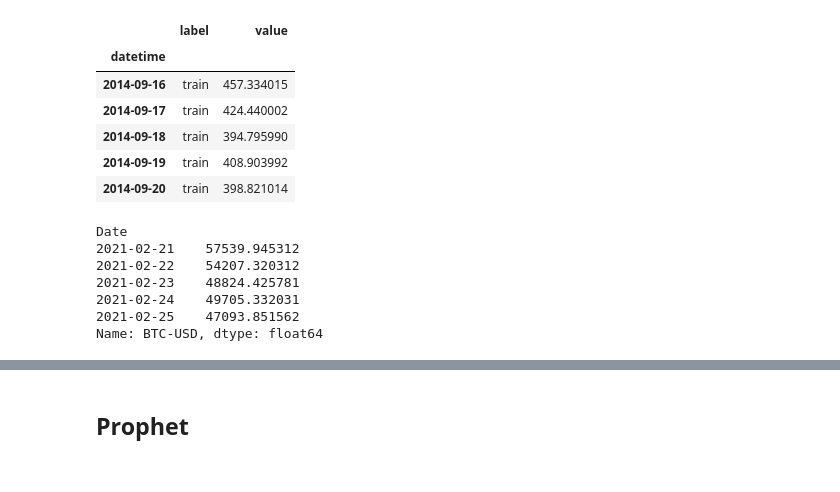
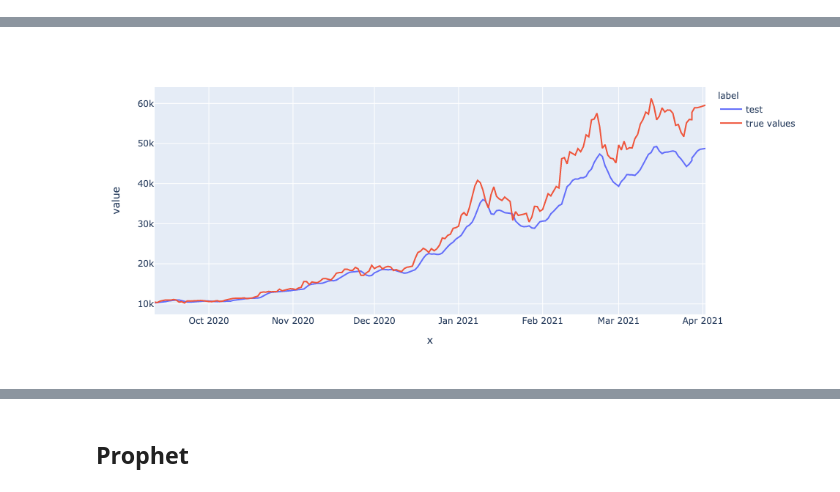
Before and after one commit to aandre35/bitcoin-prediction, a Jupyter notebook: Bitcoin.ipynb, the cells around one changed output, grey strips where cells are left out. Drawn from its saved outputs; the diff is of its cells as text; code cells hidden in the pictures.

```diff
--- a/Bitcoin.ipynb
+++ b/Bitcoin.ipynb
@@ -211,25 +212,6 @@ plt.plot(value.diff())
-# %%
-df_pred.head()
-# %% [output]
-|  | label | value |
-| datetime |  |  |
-| 2014-09-16 | train | 457.334015 |
-| 2014-09-17 | train | 424.440002 |
-| 2014-09-18 | train | 394.795990 |
-| 2014-09-19 | train | 408.903992 |
-| 2014-09-20 | train | 398.821014 |
-# %%
-df_test.head()
-# %% [output]
-Date
-2021-02-21    57539.945312
-2021-02-22    54207.320312
-2021-02-23    48824.425781
-2021-02-24    49705.332031
-2021-02-25    47093.851562
-Name: BTC-USD, dtype: float64
 # %%
-fig = px.line(df_pred, x = df_pred.index, y = "value", color="label")
-
+num_val = 200
+fig = px.line(df_pred[-num_val:], x = df_pred.index[-num_val:], y = "value", color="label")
+fig.add_trace(go.Scatter(x = df_test.index[-num_val:], y = df_test.values[-num_val:], name = "true values"))
 fig.show()
 # %% [output]
@@ -236,0 +218 @@ fig.show()
+[figure, added]
```
Also changed, not shown: parts of 44 cells of this notebook, 1 other file.
